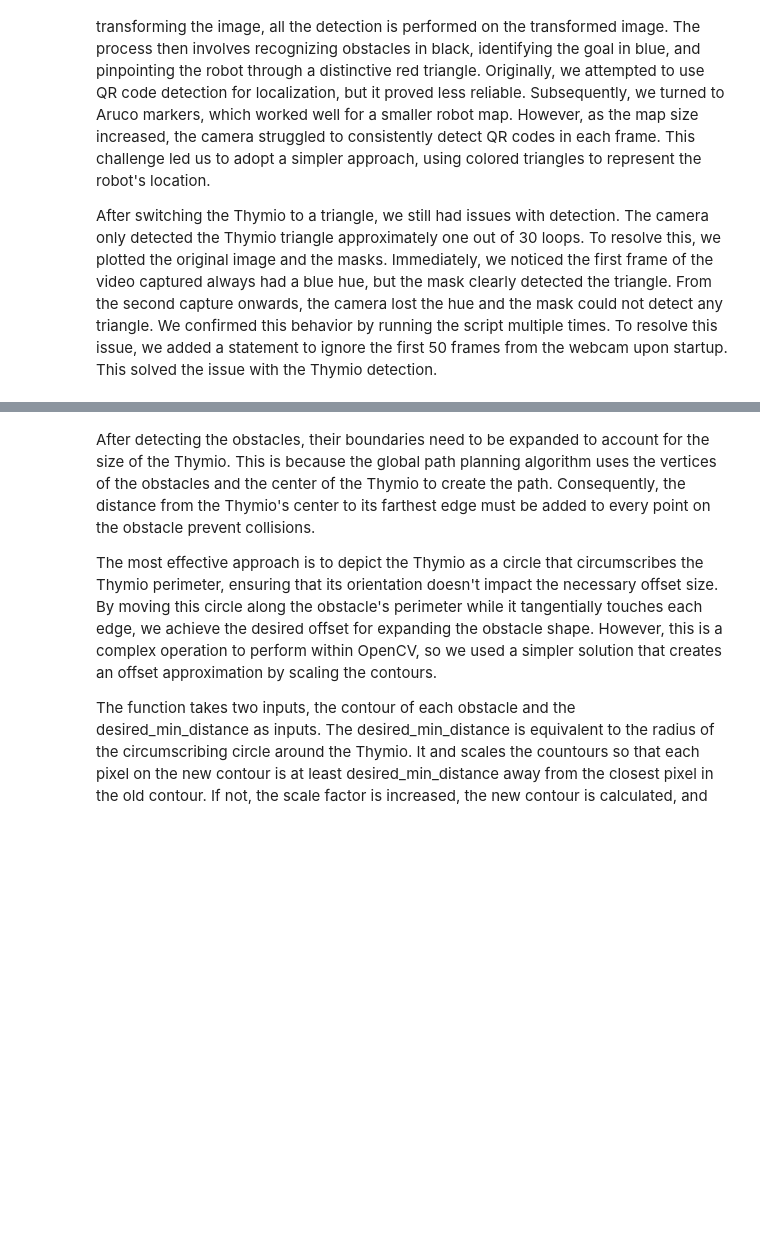
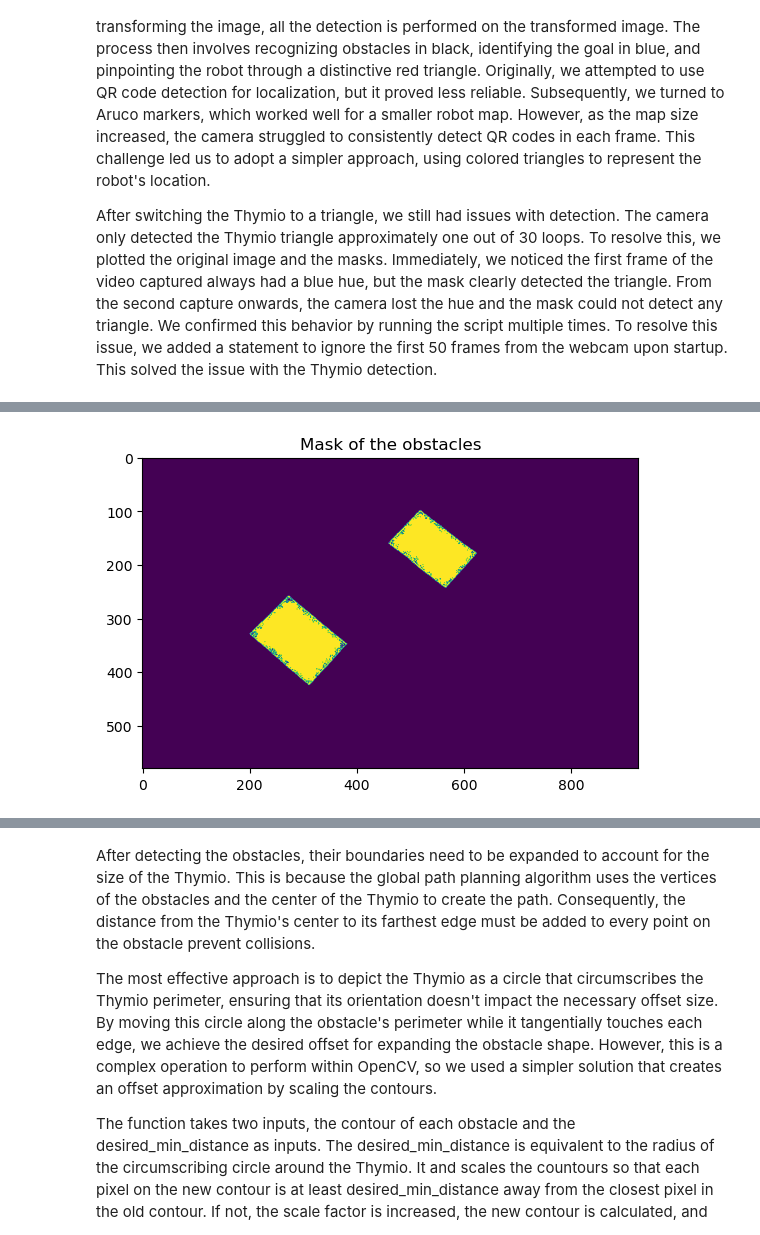
Before and after one commit to Owhenthesaints/Project_Basics_For_Mobile_Robotics, a Jupyter notebook: Group32_report.ipynb, the cells around one changed output, grey strips where cells are left out. Saved outputs shown, nothing was run; the diff lists cells and outputs as text; code cells hidden in the pictures; blank space fills up the shorter version.

```diff
--- a/Group32_report.ipynb
+++ b/Group32_report.ipynb
@@ -32,0 +131,16 @@ After switching the Thymio to a triangle, we still had issues with detection. Th
+# %%
+# Defining the the RGB threshold values for the obstacles
+(min_blue_obst, min_green_obst, min_red_obst) = (0, 0, 0)
+(max_blue_obst, max_green_obst, max_red_obst) = (255, 171, 29)
+
+# HSV (Hue, Saturation, Value): Separates the color information from the brightness information, making it robust to changes in lighting conditions
+hsv_frame = cv2.cvtColor(image, cv2.COLOR_BGR2HSV)
+
+# getting the mask image from the HSV image using threshold values
+mask = cv2.inRange(hsv_frame, (min_blue_obst, min_green_obst, min_red_obst), (max_blue_obst, max_green_obst, max_red_obst))
+plt.imshow(mask)
+plt.title("Mask of the obstacles")
+plt.axis('on')
+plt.show()
+# %% [output]
+[figure, added]
```
Also changed, not shown: parts of 17 cells of this notebook, 5 other files.
